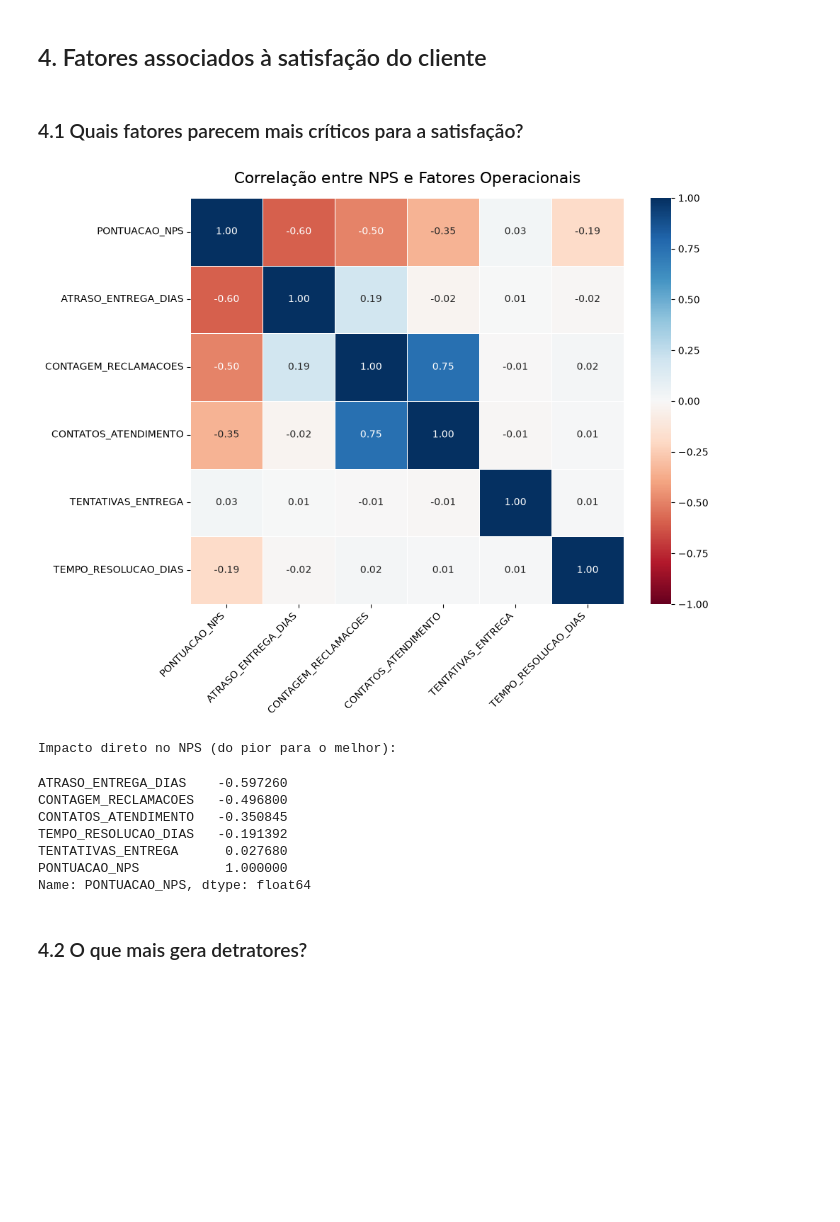
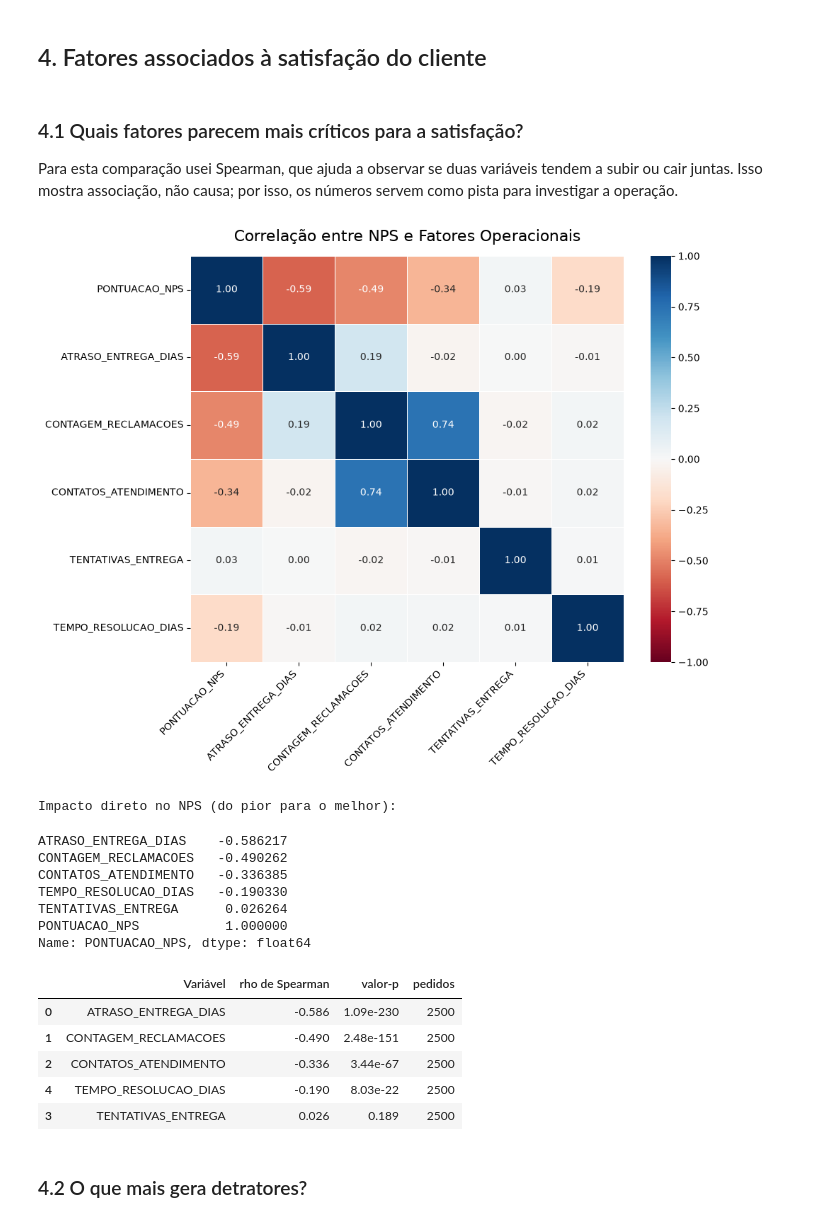
Before and after one commit to Caetanodassis/tech-challenge-fase1-nps-preditivo, a Jupyter notebook: notebooks/01_eda_negocio.ipynb, the cells around one changed output. Drawn from its saved outputs; the diff is of its cells as text; code cells hidden in the pictures; blank space fills up the shorter version.

```diff
--- a/notebooks/01_eda_negocio.ipynb
+++ b/notebooks/01_eda_negocio.ipynb
@@ -203,6 +280,8 @@ df_colunas_renomeadas.head()
 ## 4. Fatores associados à satisfação do cliente
 # %% [markdown]
 ### 4.1 Quais fatores parecem mais críticos para a satisfação?
+
+Para esta comparação usei Spearman, que ajuda a observar se duas variáveis tendem a subir ou cair juntas. Isso mostra associação, não causa; por isso, os números servem como pista para investigar a operação.
 # %%
 colunas_analise_correlacao = [
     'PONTUACAO_NPS',
@@ -213,39 +292,53 @@ colunas_analise_correlacao = [
     'TEMPO_RESOLUCAO_DIAS'
 ]
 
 df_correlacao = df_colunas_renomeadas[colunas_analise_correlacao]
 
-matriz_corr = df_correlacao.corr()
+matriz_corr = df_correlacao.corr(method='spearman')
 
 plt.figure(figsize=(10, 8))
 
 sns.heatmap(
     matriz_corr,
     annot=True,         # Exibe os números exatos dentro de cada quadrado
     cmap='RdBu',        # Paleta de cores: Vermelho (negativo) para Azul (positivo)
     fmt=".2f",          # Arredonda para 2 casas decimais
     linewidths=0.5,     # Linhas brancas separando os quadrados
     vmin=-1, vmax=1     # Trava a escala matemática de correlação entre -1 e 1
 )
 
 plt.title('Correlação entre NPS e Fatores Operacionais', fontsize=16, pad=15)
 plt.xticks(rotation=45, ha='right') # Inclina os textos do eixo X para facilitar a leitura
 plt.tight_layout()
 plt.show()
 
 # Opcional: Imprime apenas a coluna do NPS ordenada para ver os "maiores inimigos" rapidamente
 print("\nImpacto direto no NPS (do pior para o melhor):")
 display(matriz_corr['PONTUACAO_NPS'].sort_values(ascending=True))
+
+# O rho ajuda a ver se duas variáveis tendem a subir ou cair juntas; valor-p não mede relevância para o negócio.
+linhas_correlacao = []
+for coluna in colunas_analise_correlacao[1:]:
+    rho, p_valor = spearmanr(df_correlacao['PONTUACAO_NPS'], df_correlacao[coluna])
+    linhas_correlacao.append({'Variável': coluna, 'rho de Spearman': rho, 'valor-p': p_valor, 'pedidos': len(df_correlacao)})
+resumo_correlacao = pd.DataFrame(linhas_correlacao).sort_values('rho de Spearman')
+display(resumo_correlacao.style.format({'rho de Spearman': '{:.3f}', 'valor-p': '{:.3g}'}))
 # %% [output]
 [figure]
 Impacto direto no NPS (do pior para o melhor):
-ATRASO_ENTREGA_DIAS    -0.597260
-CONTAGEM_RECLAMACOES   -0.496800
-CONTATOS_ATENDIMENTO   -0.350845
-TEMPO_RESOLUCAO_DIAS   -0.191392
-TENTATIVAS_ENTREGA      0.027680
+ATRASO_ENTREGA_DIAS    -0.586217
+CONTAGEM_RECLAMACOES   -0.490262
+CONTATOS_ATENDIMENTO   -0.336385
+TEMPO_RESOLUCAO_DIAS   -0.190330
+TENTATIVAS_ENTREGA      0.026264
 PONTUACAO_NPS           1.000000
 Name: PONTUACAO_NPS, dtype: float64
+|  | Variável | rho de Spearman | valor-p | pedidos |
+| 0 | ATRASO_ENTREGA_DIAS | -0.586 | 1.09e-230 | 2500 |
+| 1 | CONTAGEM_RECLAMACOES | -0.490 | 2.48e-151 | 2500 |
+| 2 | CONTATOS_ATENDIMENTO | -0.336 | 3.44e-67 | 2500 |
+| 4 | TEMPO_RESOLUCAO_DIAS | -0.190 | 8.03e-22 | 2500 |
+| 3 | TENTATIVAS_ENTREGA | 0.026 | 0.189 | 2500 |
 # %% [markdown]
 ### 4.2 O que mais gera detratores?
 # %%
```
Also changed, not shown: parts of 19 cells of this notebook, 4 other files.
